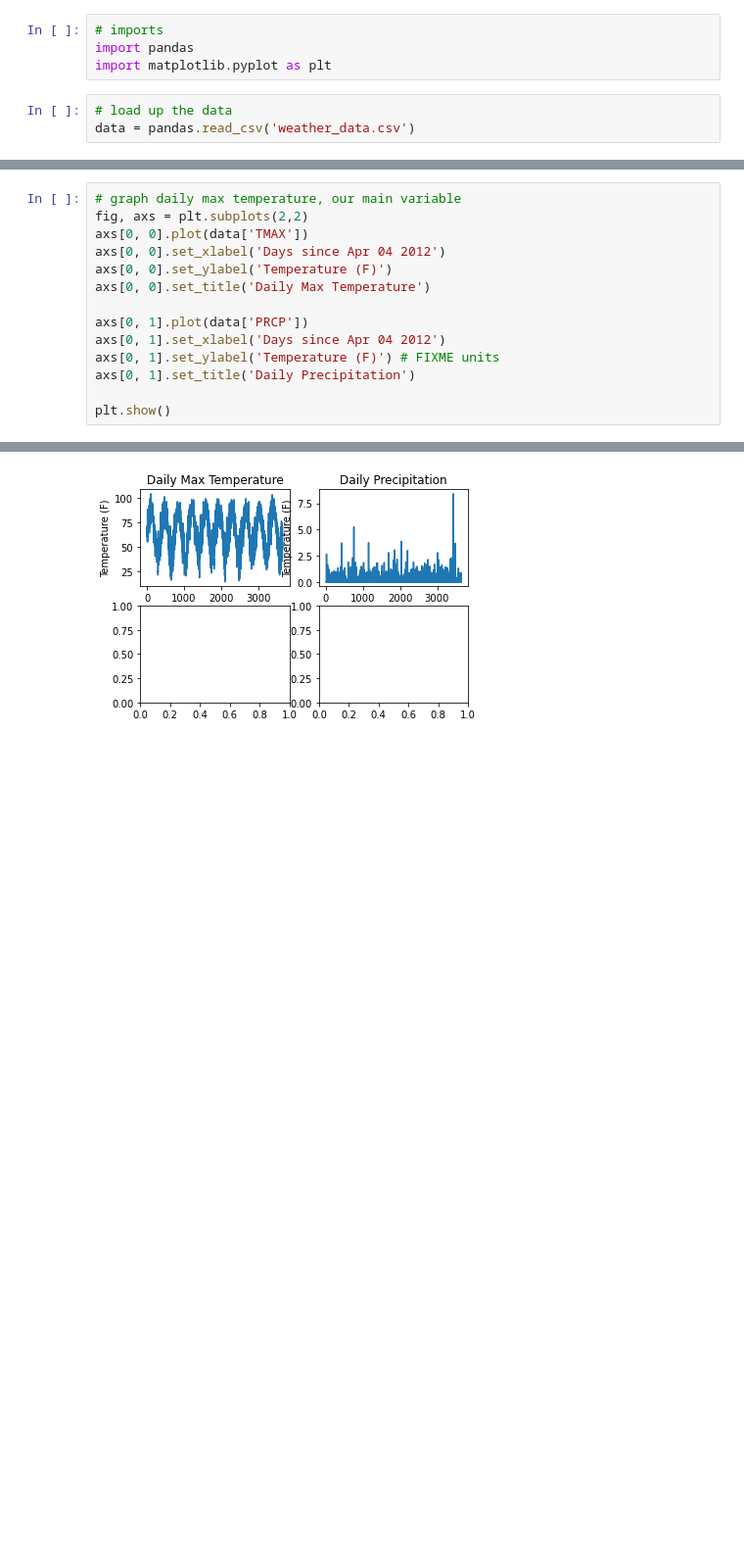
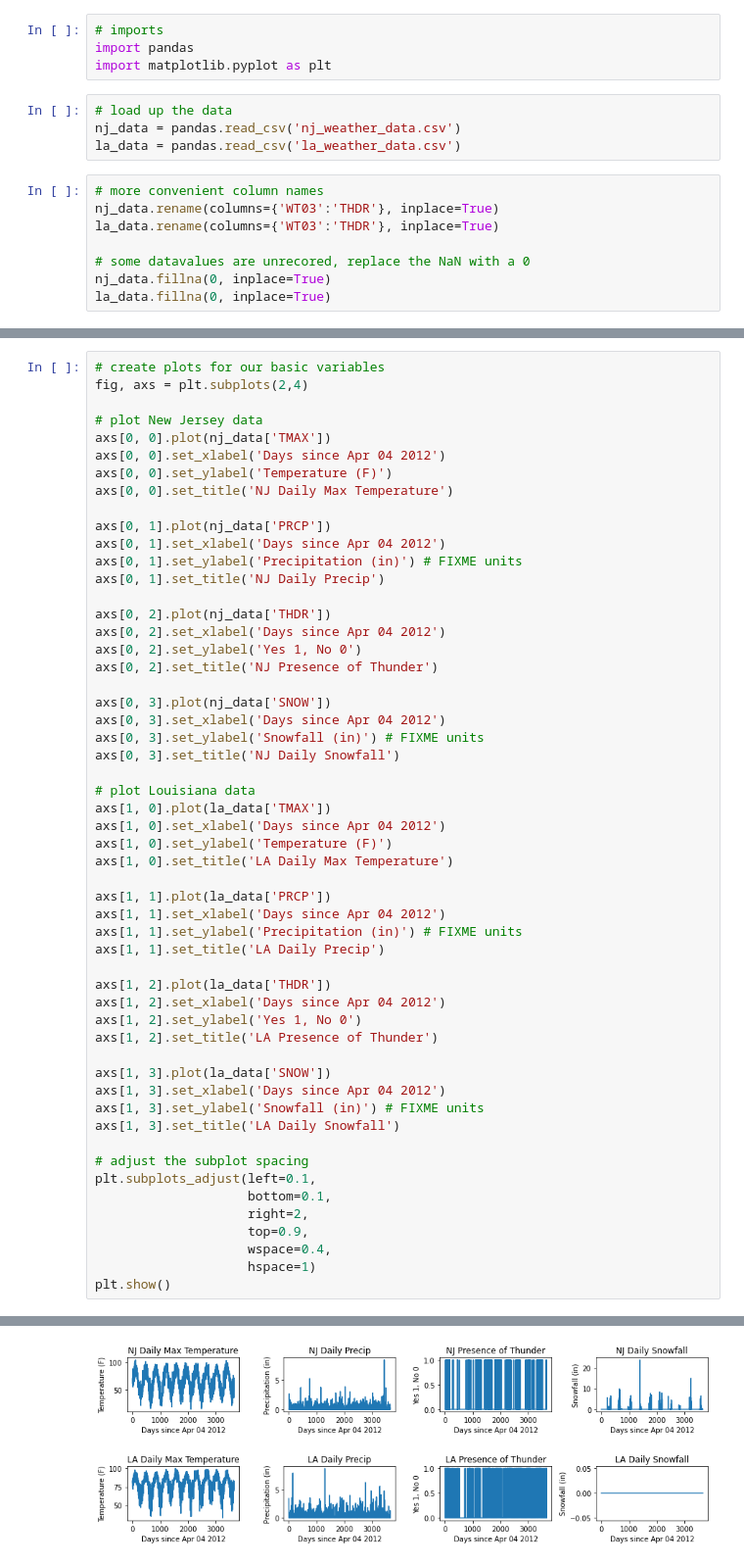
Before and after one commit to forgottenecho/weather-sonification, a Jupyter notebook: weather_to_midi.ipynb, the cells around one changed output, grey strips where cells are left out. Shown: that part at 98% size. Drawn from its saved outputs; the diff is of its cells as text; blank space fills up the shorter version.

Commit message:
la and nj data graphed

```diff
--- a/weather_to_midi.ipynb
+++ b/weather_to_midi.ipynb
@@ -4,5 +4,14 @@ import pandas
 import matplotlib.pyplot as plt
 # %%
 # load up the data
-data = pandas.read_csv('weather_data.csv')
+nj_data = pandas.read_csv('nj_weather_data.csv')
+la_data = pandas.read_csv('la_weather_data.csv')
+# %%
+# more convenient column names
+nj_data.rename(columns={'WT03':'THDR'}, inplace=True)
+la_data.rename(columns={'WT03':'THDR'}, inplace=True)
+
+# some datavalues are unrecored, replace the NaN with a 0
+nj_data.fillna(0, inplace=True)
+la_data.fillna(0, inplace=True)
 # %%
@@ -20,15 +43,55 @@ data[['TMAX','PRCP','SNOW','WT16','WT03']].describe()
 # %%
-# graph daily max temperature, our main variable
-fig, axs = plt.subplots(2,2)
-axs[0, 0].plot(data['TMAX'])
+# create plots for our basic variables
+fig, axs = plt.subplots(2,4)
+
+# plot New Jersey data
+axs[0, 0].plot(nj_data['TMAX'])
 axs[0, 0].set_xlabel('Days since Apr 04 2012')
 axs[0, 0].set_ylabel('Temperature (F)')
-axs[0, 0].set_title('Daily Max Temperature')
+axs[0, 0].set_title('NJ Daily Max Temperature')
 
-axs[0, 1].plot(data['PRCP'])
+axs[0, 1].plot(nj_data['PRCP'])
 axs[0, 1].set_xlabel('Days since Apr 04 2012')
-axs[0, 1].set_ylabel('Temperature (F)') # FIXME units
-axs[0, 1].set_title('Daily Precipitation')
+axs[0, 1].set_ylabel('Precipitation (in)') # FIXME units
+axs[0, 1].set_title('NJ Daily Precip')
 
+axs[0, 2].plot(nj_data['THDR'])
+axs[0, 2].set_xlabel('Days since Apr 04 2012')
+axs[0, 2].set_ylabel('Yes 1, No 0')
+axs[0, 2].set_title('NJ Presence of Thunder')
+
+axs[0, 3].plot(nj_data['SNOW'])
+axs[0, 3].set_xlabel('Days since Apr 04 2012')
+axs[0, 3].set_ylabel('Snowfall (in)') # FIXME units
+axs[0, 3].set_title('NJ Daily Snowfall')
+
+# plot Louisiana data
+axs[1, 0].plot(la_data['TMAX'])
+axs[1, 0].set_xlabel('Days since Apr 04 2012')
+axs[1, 0].set_ylabel('Temperature (F)')
+axs[1, 0].set_title('LA Daily Max Temperature')
+
+axs[1, 1].plot(la_data['PRCP'])
+axs[1, 1].set_xlabel('Days since Apr 04 2012')
+axs[1, 1].set_ylabel('Precipitation (in)') # FIXME units
+axs[1, 1].set_title('LA Daily Precip')
+
+axs[1, 2].plot(la_data['THDR'])
+axs[1, 2].set_xlabel('Days since Apr 04 2012')
+axs[1, 2].set_ylabel('Yes 1, No 0')
+axs[1, 2].set_title('LA Presence of Thunder')
+
+axs[1, 3].plot(la_data['SNOW'])
+axs[1, 3].set_xlabel('Days since Apr 04 2012')
+axs[1, 3].set_ylabel('Snowfall (in)') # FIXME units
+axs[1, 3].set_title('LA Daily Snowfall')
+
+# adjust the subplot spacing
+plt.subplots_adjust(left=0.1,
+                    bottom=0.1,
+                    right=2,
+                    top=0.9,
+                    wspace=0.4,
+                    hspace=1)
 plt.show()
 # %% [output]
@@ -36 +98 @@ ValueError: subplot_tool can only be launched for figures with an associated too
-[figure, old version]
+[figure, new version]
```
Also changed, not shown: parts of 3 cells of this notebook, 3 other files.
